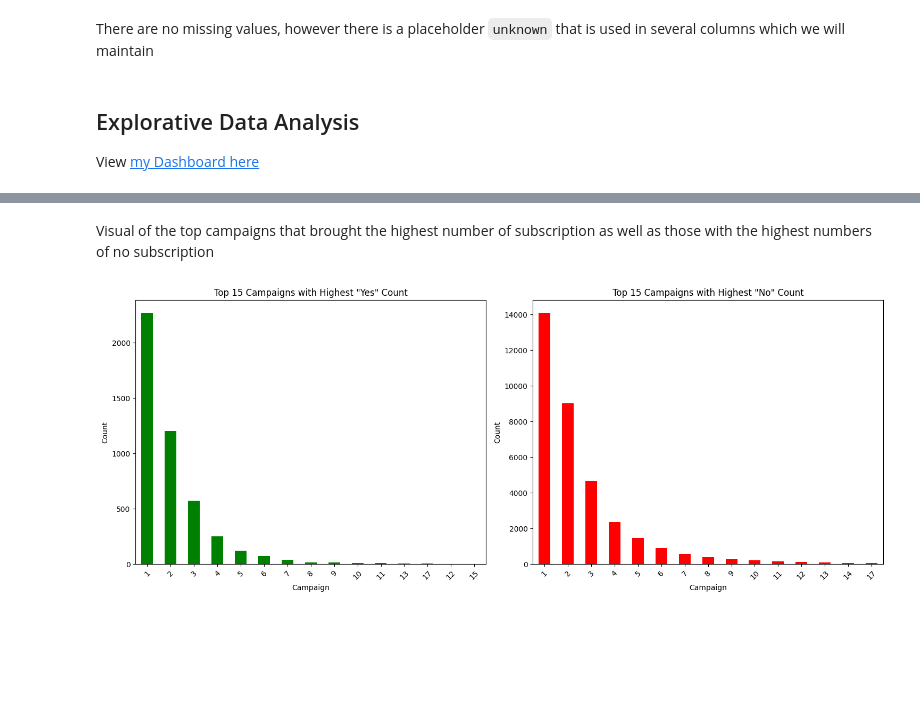
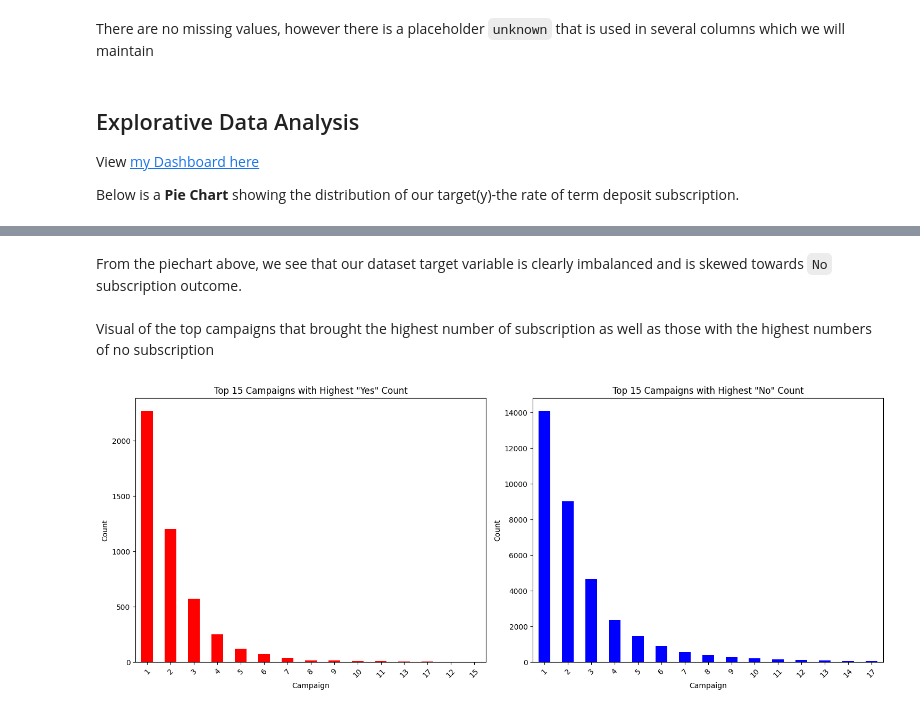
Before and after one commit to Mweru/Bank-Marketing-Data-Analysis, a Jupyter notebook: Bank_Marketing_Data_Analysis.ipynb, the cells around one changed output, grey strips where cells are left out. Saved outputs shown, nothing was run; the diff lists cells and outputs as text; code cells hidden in the pictures; blank space fills up the shorter version.

```diff
--- a/Bank_Marketing_Data_Analysis.ipynb
+++ b/Bank_Marketing_Data_Analysis.ipynb
@@ -83,4 +84,6 @@ There are no missing values, however there is a placeholder `unknown` that is us
 # %% [markdown]
 ## Explorative Data Analysis
 View [my Dashboard here](https://powerbi.microsoft.com/)
+
+Below is a **Pie Chart** showing the distribution of our target(y)-the rate of term deposit subscription.
 # %%
@@ -89,29 +91,31 @@ fig = px.pie(df, names='y', title='Distribution of Term Deposit Subscription')
 fig.show()
 # %% [output]
 [interactive output not drawn]
+# %% [markdown]
+From the piechart above, we see that our dataset target variable is clearly imbalanced and is skewed towards `No` subscription outcome.
 # %% [markdown]
 Visual of the top campaigns that brought the highest number of subscription as well as those with the highest numbers of no subscription
 # %%
 campaign_counts = df.groupby(['campaign', 'y']).size().unstack(fill_value=0)
 
 top_yes = campaign_counts['yes'].nlargest(15)
 top_no = campaign_counts['no'].nlargest(15)
 
 fig, axes = plt.subplots(1, 2, figsize=(15, 6))
 
-top_yes.plot(kind='bar', ax=axes[0], color='green')
+top_yes.plot(kind='bar', ax=axes[0], color='red')
 axes[0].set_title('Top 15 Campaigns with Highest "Yes" Count')
 axes[0].set_xlabel('Campaign')
 axes[0].set_ylabel('Count')
 axes[0].set_xticklabels(top_yes.index, rotation=45)
 
-top_no.plot(kind='bar', ax=axes[1], color='red')
+top_no.plot(kind='bar', ax=axes[1], color='blue')
 axes[1].set_title('Top 15 Campaigns with Highest "No" Count')
 axes[1].set_xlabel('Campaign')
 axes[1].set_ylabel('Count')
 axes[1].set_xticklabels(top_no.index, rotation=45)
 
 plt.tight_layout()
 plt.show()
 # %% [output]
-[figure, old version]
+[figure, new version]
```
Also changed, not shown: parts of 20 cells of this notebook.
